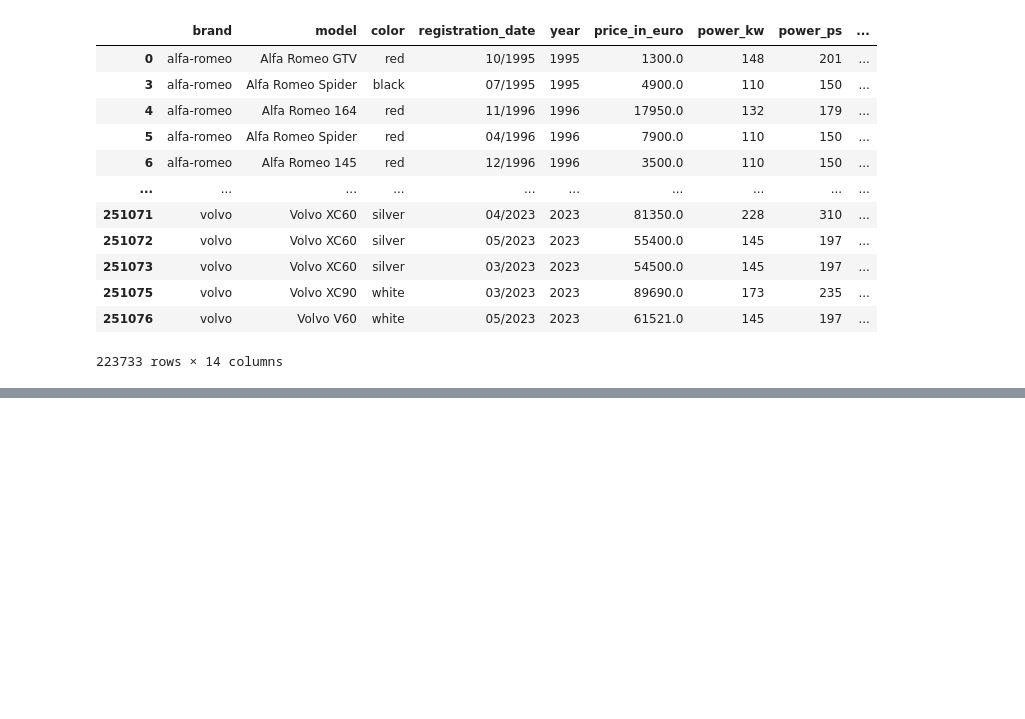
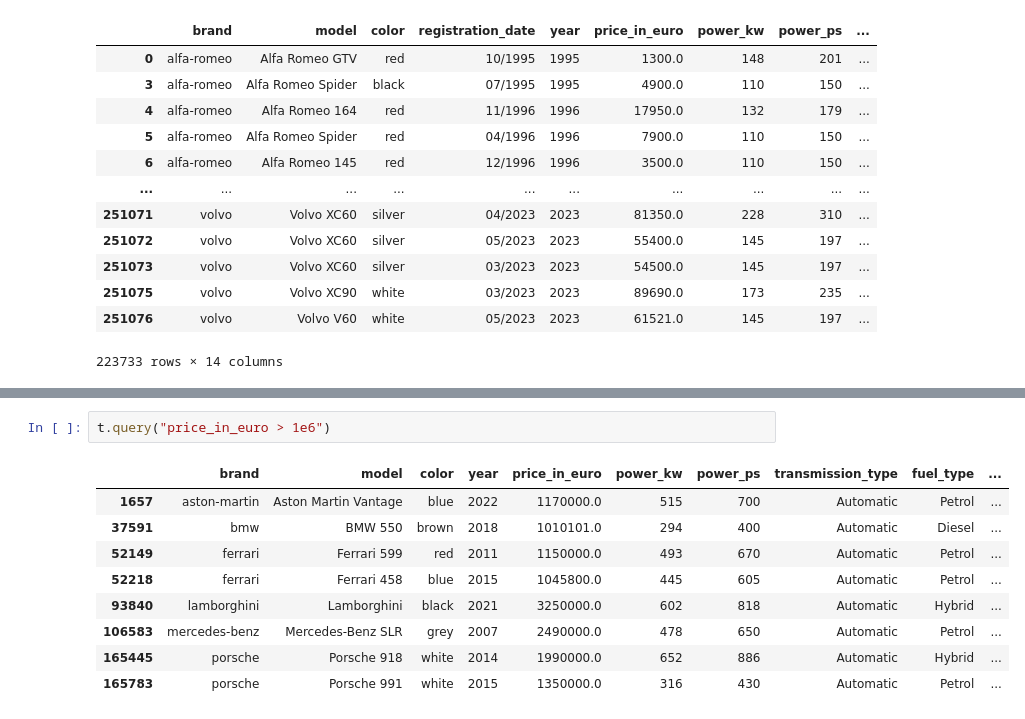
Before and after one commit to juebrauer/ws23_deeplearning, a Jupyter notebook: 1-1_datensatz_autopreise_vorbereiten.ipynb, the cells around one changed output, grey strips where cells are left out. Drawn from its saved outputs; the diff is of its cells as text; blank space fills up the shorter version.

```diff
--- a/1-1_datensatz_autopreise_vorbereiten.ipynb
+++ b/1-1_datensatz_autopreise_vorbereiten.ipynb
@@ -326,0 +432,12 @@ t.dropna()
+# %%
+t.query("price_in_euro > 1e6")
+# %% [output]
+|  | brand | model | color | year | price_in_euro | power_kw | power_ps | transmission_type | fuel_type | ... |
+| 1657 | aston-martin | Aston Martin Vantage | blue | 2022 | 1170000.0 | 515 | 700 | Automatic | Petrol | ... |
+| 37591 | bmw | BMW 550 | brown | 2018 | 1010101.0 | 294 | 400 | Automatic | Diesel | ... |
+| 52149 | ferrari | Ferrari 599 | red | 2011 | 1150000.0 | 493 | 670 | Automatic | Petrol | ... |
+| 52218 | ferrari | Ferrari 458 | blue | 2015 | 1045800.0 | 445 | 605 | Automatic | Petrol | ... |
+| 93840 | lamborghini | Lamborghini | black | 2021 | 3250000.0 | 602 | 818 | Automatic | Hybrid | ... |
+| 106583 | mercedes-benz | Mercedes-Benz SLR | grey | 2007 | 2490000.0 | 478 | 650 | Automatic | Petrol | ... |
+| 165445 | porsche | Porsche 918 | white | 2014 | 1990000.0 | 652 | 886 | Automatic | Hybrid | ... |
+| 165783 | porsche | Porsche 991 | white | 2015 | 1350000.0 | 316 | 430 | Automatic | Petrol | ... |
```
Also changed, not shown: parts of 22 cells of this notebook, 1 other file.
